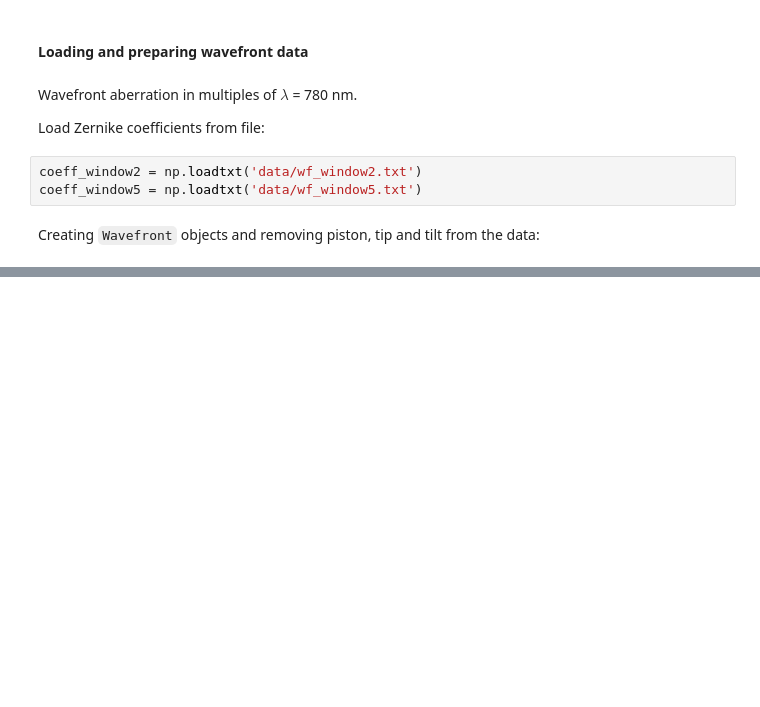
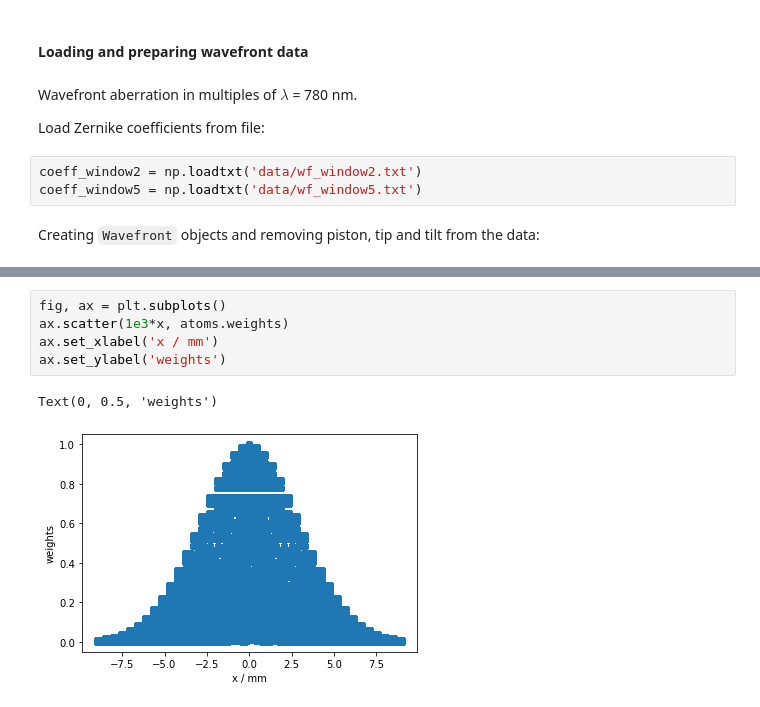
Before and after one commit to bleykauf/aisim, a Jupyter notebook: examples/README.ipynb, the cells around one changed output, grey strips where cells are left out. Cells and saved outputs as stored; diff of their text form; blank space fills up the shorter version.

```diff
--- a/examples/README.ipynb
+++ b/examples/README.ipynb
@@ -77,0 +116,8 @@ fig, ax = wf5.plot_coeff()
+# %%
+fig, ax = plt.subplots()
+ax.scatter(1e3*x, atoms.weights)
+ax.set_xlabel('x / mm')
+ax.set_ylabel('weights')
+# %% [output]
+Text(0, 0.5, 'weights')
+[figure, added]
```
Also changed, not shown: parts of 18 cells of this notebook, 19 other files.
